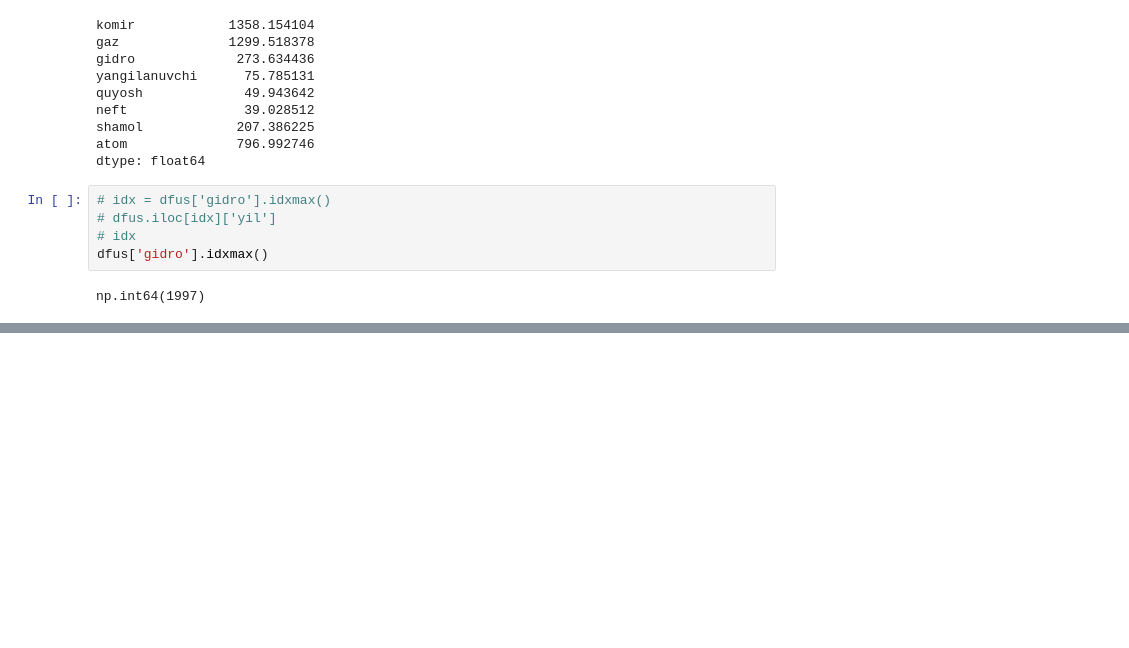
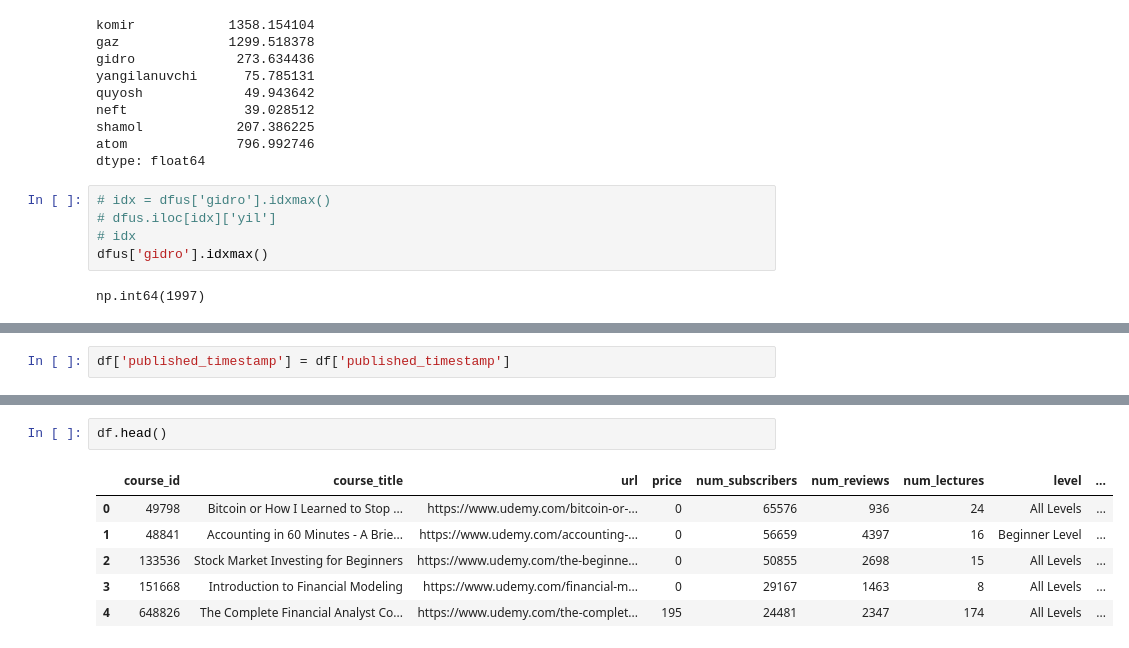
Before and after one commit to Allanazarov-DS/Leetcode, a Jupyter notebook: Pandas.ipynb, the cells around one changed output, grey strips where cells are left out. Cells and saved outputs as stored; diff of their text form; blank space fills up the shorter version.

```diff
--- a/Pandas.ipynb
+++ b/Pandas.ipynb
@@ -458,0 +472,2 @@ np.int64(1997)
+# %%
+df['published_timestamp'] = df['published_timestamp']
@@ -458,0 +485,9 @@ np.int64(1997)
+# %%
+df.head()
+# %% [output]
+|  | course_id | course_title | url | price | num_subscribers | num_reviews | num_lectures | level | ... |
+| 0 | 49798 | Bitcoin or How I Learned to Stop ... | https://www.udemy.com/bitcoin-or-... | 0 | 65576 | 936 | 24 | All Levels | ... |
+| 1 | 48841 | Accounting in 60 Minutes - A Brie... | https://www.udemy.com/accounting-... | 0 | 56659 | 4397 | 16 | Beginner Level | ... |
+| 2 | 133536 | Stock Market Investing for Beginners | https://www.udemy.com/the-beginne... | 0 | 50855 | 2698 | 15 | All Levels | ... |
+| 3 | 151668 | Introduction to Financial Modeling | https://www.udemy.com/financial-m... | 0 | 29167 | 1463 | 8 | All Levels | ... |
+| 4 | 648826 | The Complete Financial Analyst Co... | https://www.udemy.com/the-complet... | 195 | 24481 | 2347 | 174 | All Levels | ... |
```
Also changed, not shown: parts of 4 cells of this notebook, 3 other files.
